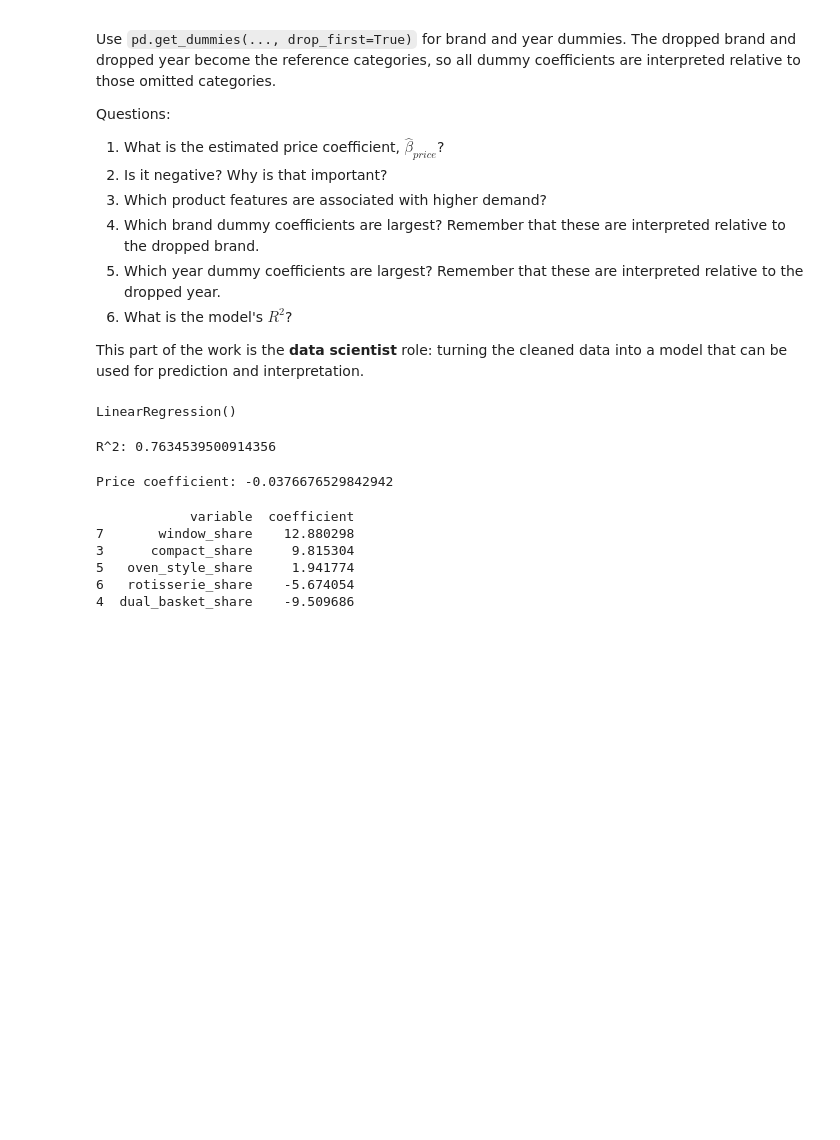
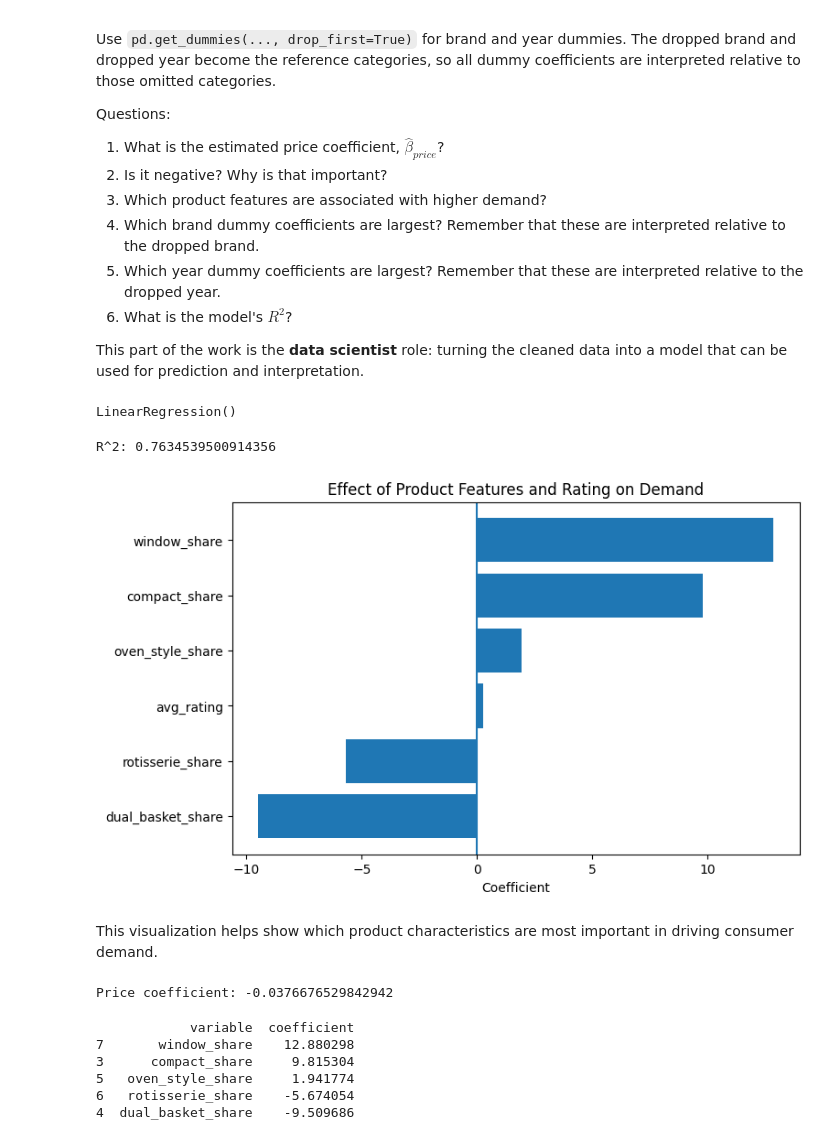
Before and after one commit to EfremE24/Demand-Estimation, a Jupyter notebook: Data_Scientist_Notebook.ipynb, the cells around one changed output. Saved outputs shown, nothing was run; the diff lists cells and outputs as text; code cells hidden in the pictures; blank space fills up the shorter version.

```diff
--- a/Data_Scientist_Notebook.ipynb
+++ b/Data_Scientist_Notebook.ipynb
@@ -256,6 +78,25 @@ coef_table = pd.DataFrame({
     'variable': ['intercept'] + list(X.columns),
     'coefficient': [model.intercept_] + list(model.coef_)
 })
+# %%
+vars_to_plot = ['avg_rating'] + feature_cols
+
+effects = coef_table[
+    coef_table['variable'].isin(vars_to_plot)
+].sort_values('coefficient')
+
+plt.figure(figsize=(8,5))
+plt.barh(effects['variable'], effects['coefficient'])
+plt.axvline(0)
+
+plt.xlabel('Coefficient')
+plt.title('Effect of Product Features and Rating on Demand')
+
+plt.show()
+# %% [output]
+[figure, added]
+# %% [markdown]
+This visualization helps show which product characteristics are most important in driving consumer demand.
 # %%
 price_coef = coef_table.loc[
     coef_table['variable'] == 'avg_price',
```
Also changed, not shown: parts of 23 cells of this notebook.
